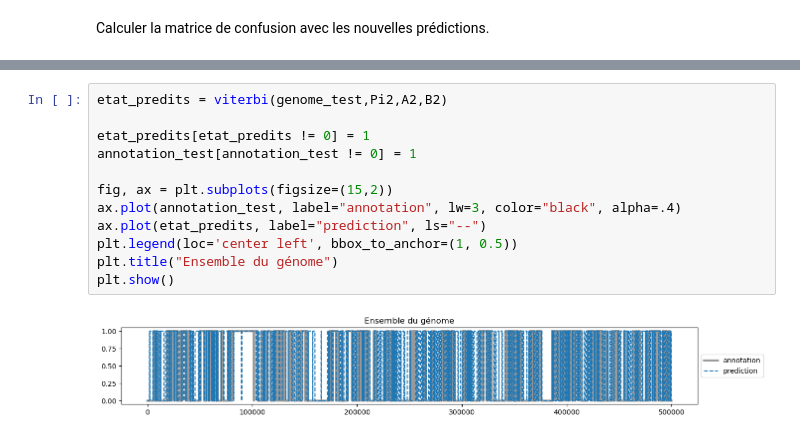
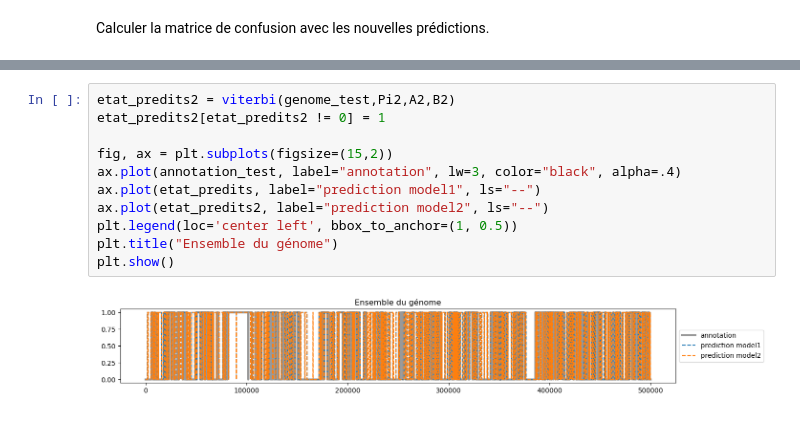
Before and after one commit to dataymeric/DAC, a Jupyter notebook: tme7/tme7.ipynb, the cells around one changed output, grey strips where cells are left out. Saved outputs shown, nothing was run; the diff lists cells and outputs as text.

```diff
--- a/tme7/tme7.ipynb
+++ b/tme7/tme7.ipynb
@@ -518,16 +534,15 @@ A2 =
  [1.         0.         0.         0.        ]
  [0.         0.         1.         0.        ]]
 # %%
-etat_predits = viterbi(genome_test,Pi2,A2,B2)
-
-etat_predits[etat_predits != 0] = 1
-annotation_test[annotation_test != 0] = 1
+etat_predits2 = viterbi(genome_test,Pi2,A2,B2)
+etat_predits2[etat_predits2 != 0] = 1
 
 fig, ax = plt.subplots(figsize=(15,2))
 ax.plot(annotation_test, label="annotation", lw=3, color="black", alpha=.4)
-ax.plot(etat_predits, label="prediction", ls="--")
+ax.plot(etat_predits, label="prediction model1", ls="--")
+ax.plot(etat_predits2, label="prediction model2", ls="--")
 plt.legend(loc='center left', bbox_to_anchor=(1, 0.5))
 plt.title("Ensemble du génome")
 plt.show()
 # %% [output]
-[figure, old version]
+[figure, new version]
```
Also changed, not shown: parts of 18 cells of this notebook.
